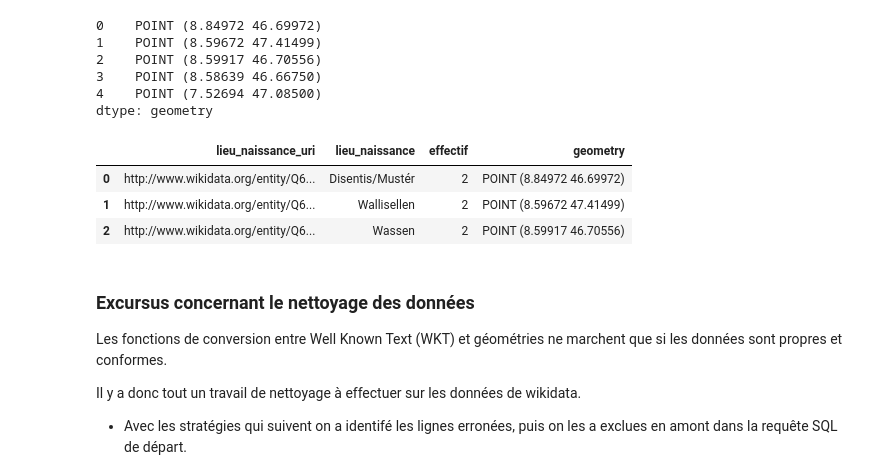
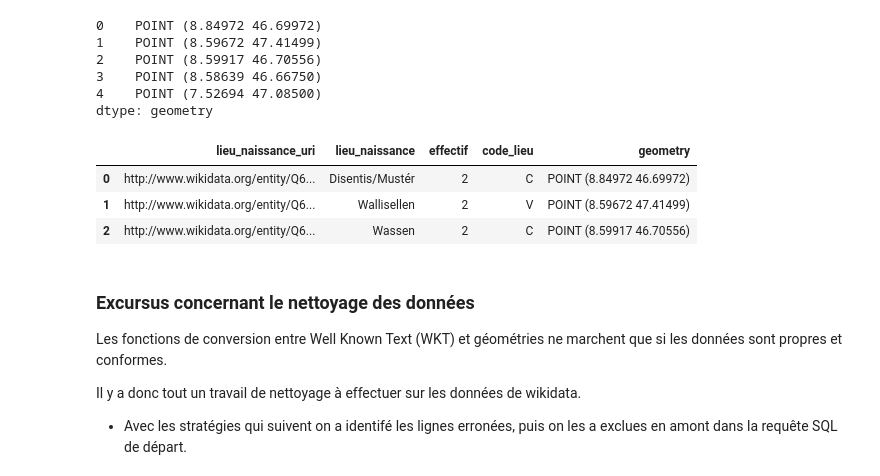
Before and after one commit to Sciences-historiques-numeriques/std_conseil_federal, a Jupyter notebook: notebooks_jupyter/wikidata_exploration/wdt_spatialisation_naissances.ipynb, the cells around one changed output. Drawn from its saved outputs; the diff is of its cells as text; code cells hidden in the pictures.

```diff
--- a/notebooks_jupyter/wikidata_exploration/wdt_spatialisation_naissances.ipynb
+++ b/notebooks_jupyter/wikidata_exploration/wdt_spatialisation_naissances.ipynb
@@ -75,7 +75,7 @@ cn
 # Il est plus simple d'effecture cette requête en SQL que dans Pandas
 cur = cn.cursor()
 l = cur.execute("""
-SELECT ws.lieu_naissance_uri , ws.lieu_naissance, COUNT(*) eff, MAX(ws.lieu_coord) geo_coord
+SELECT ws.lieu_naissance_uri , ws.lieu_naissance, COUNT(*) eff, MAX(ws.lieu_coord) geo_coord, ws.code_lieu
 FROM wdt_spatialisation ws
 -- il y a des erreurs dans Wikidata
 WHERE ws.lieu_coord LIKE 'Point(%'
@@ -99,5 +101,5 @@ l[:2]
 # %%
 ### Créer un dataframe contenant le résultat
-df_l = pd.DataFrame(l, columns=['lieu_naissance_uri', 'lieu_naissance', 'effectif', 'geo_coord'])
+df_l = pd.DataFrame(l, columns=['lieu_naissance_uri', 'lieu_naissance', 'effectif', 'geo_coord', 'code_lieu'])
 df_l.head()
 # %% [output]
@@ -122,18 +124,18 @@ dtype: geometry
 # %%
 ### Créer un dataframe geopandas avec une colonne contenant une géométrie
 # https://geopandas.org/en/stable/gallery/create_geopandas_from_pandas.html
 lieu_gdf = gpd.GeoDataFrame(
-    df_l[['lieu_naissance_uri', 'lieu_naissance', 'effectif']],\
+    df_l[['lieu_naissance_uri', 'lieu_naissance', 'effectif','code_lieu']],\
     geometry=gpd.GeoSeries.from_wkt(df_l.geo_coord.to_list()), crs="EPSG:4326"
 )
 
 # On dispose ainsi du DataFrame GeoPandas avec la colonne indispensable 'geometry'
 lieu_gdf.head(3)
 # %% [output]
-|  | lieu_naissance_uri | lieu_naissance | effectif | geometry |
-| 0 | http://www.wikidata.org/entity/Q6... | Disentis/Mustér | 2 | POINT (8.84972 46.69972) |
-| 1 | http://www.wikidata.org/entity/Q6... | Wallisellen | 2 | POINT (8.59672 47.41499) |
-| 2 | http://www.wikidata.org/entity/Q6... | Wassen | 2 | POINT (8.59917 46.70556) |
+|  | lieu_naissance_uri | lieu_naissance | effectif | code_lieu | geometry |
+| 0 | http://www.wikidata.org/entity/Q6... | Disentis/Mustér | 2 | C | POINT (8.84972 46.69972) |
+| 1 | http://www.wikidata.org/entity/Q6... | Wallisellen | 2 | V | POINT (8.59672 47.41499) |
+| 2 | http://www.wikidata.org/entity/Q6... | Wassen | 2 | C | POINT (8.59917 46.70556) |
 # %% [markdown]
 ### Excursus concernant le nettoyage des données
 
```
Also changed, not shown: parts of 10 cells of this notebook, 3 other files.
